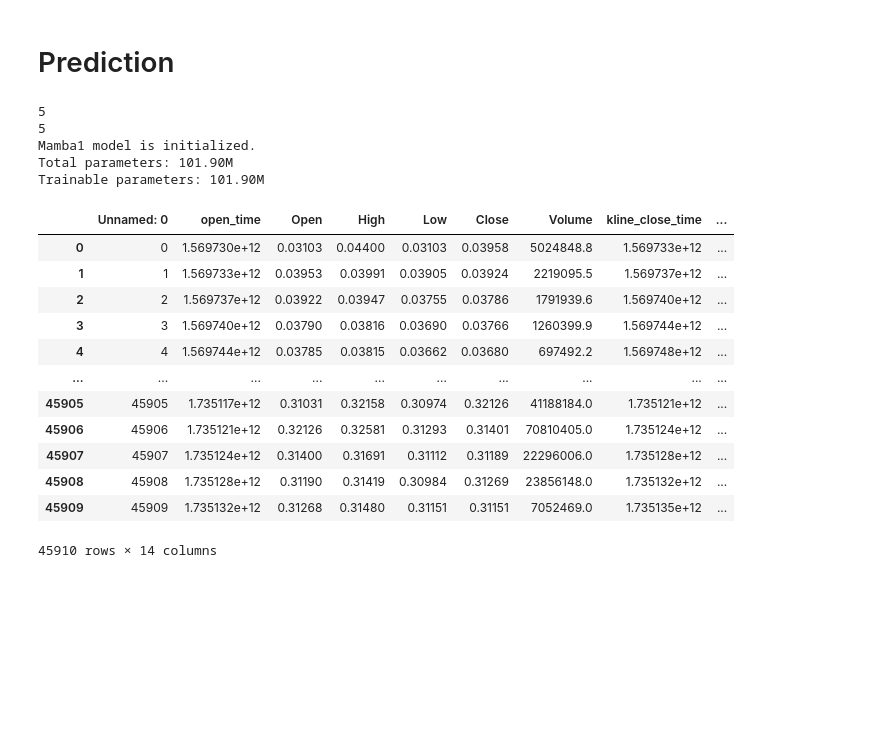
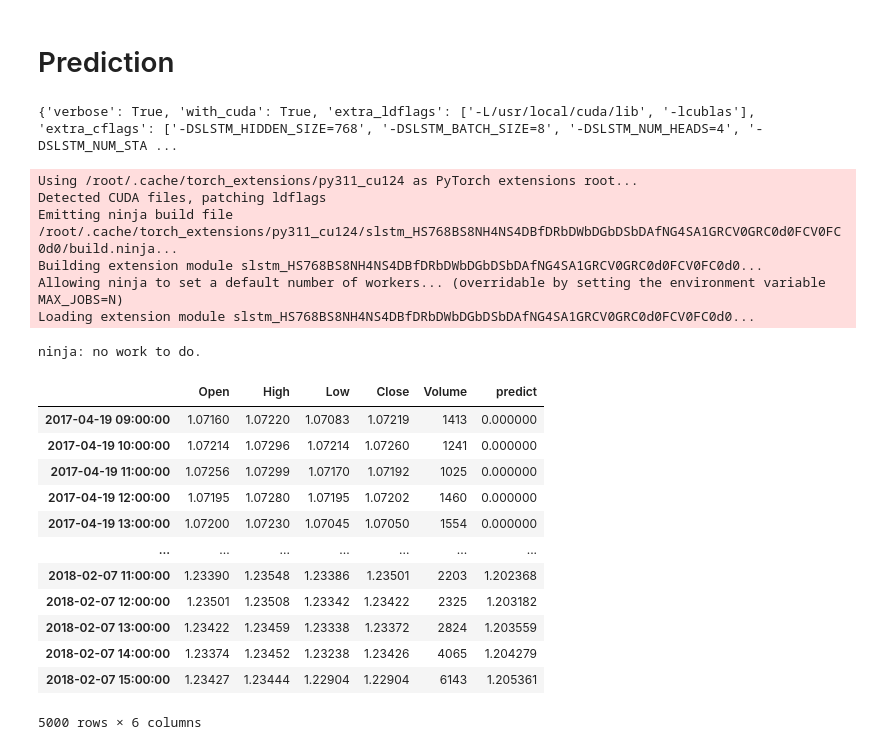
Before and after one commit to Thrillcrazyer/Mambastock, a Jupyter notebook: multifeature.ipynb, the cells around one changed output. Cells and saved outputs as stored; diff of their text form; code cells hidden in the pictures; blank space fills up the shorter version.

Commit message:
xlstm 개발중

```diff
--- a/multifeature.ipynb
+++ b/multifeature.ipynb
@@ -65,6 +65,14 @@ def TransformerModel():
     model=QwenStock(qwenconfig).from_pretrained("/workspace/weight/QWEN").to(device)
     return model
 
+
+def xLSTM():
+    from model.xlstm_stock import xLSTMStockModeling
+    model=xLSTMStockModeling(pretrained_path="/workspace/result/Thrillcrazyer/Mambastocks_ver0.5/xLSTM/0000010000").to("cuda")
+
+    return model
+
+
 def predict(data,model,seq_length):
     stock_predictions=[]
     total= len(data)-seq_length
@@ -86,36 +94,40 @@ def predict(data,model,seq_length):
 # %%
 from backtesting.test import EURUSD,GOOG
 
-data_path="/workspace/data/HBARUSDT_hour.csv"
-stock=pd.read_csv(data_path)
-#stock=EURUSD
+#data_path="/workspace/data/HBARUSDT_hour.csv"
+#stock=pd.read_csv(data_path)
+stock=EURUSD
 #data_path="/workspace/data/BTCUSDT_15min.csv"
 #df=pd.read_csv(data_path)
 #filter_date = '2024-12-01'  # 원하는 날짜를 입력하세요
 #stock = df[pd.to_datetime(df['date']) > pd.to_datetime(filter_date)]
 
 
 #model=TransformerModel()
-model=Mamba1Model()
+#model=Mamba1Model()
+model=xLSTM()
 predict(stock,model,127)
 # %% [output]
-5
-5
-Mamba1 model is initialized.
-Total parameters: 101.90M
-Trainable parameters: 101.90M
+{'verbose': True, 'with_cuda': True, 'extra_ldflags': ['-L/usr/local/cuda/lib', '-lcublas'], 'extra_cflags': ['-DSLSTM_HIDDEN_SIZE=768', '-DSLSTM_BATCH_SIZE=8', '-DSLSTM_NUM_HEADS=4', '-DSLSTM_NUM_STA ...
+Using /root/.cache/torch_extensions/py311_cu124 as PyTorch extensions root...
+Detected CUDA files, patching ldflags
+Emitting ninja build file /root/.cache/torch_extensions/py311_cu124/slstm_HS768BS8NH4NS4DBfDRbDWbDGbDSbDAfNG4SA1GRCV0GRC0d0FCV0FC0d0/build.ninja...
+Building extension module slstm_HS768BS8NH4NS4DBfDRbDWbDGbDSbDAfNG4SA1GRCV0GRC0d0FCV0FC0d0...
+Allowing ninja to set a default number of workers... (overridable by setting the environment variable MAX_JOBS=N)
+Loading extension module slstm_HS768BS8NH4NS4DBfDRbDWbDGbDSbDAfNG4SA1GRCV0GRC0d0FCV0FC0d0...
+ninja: no work to do.
-|  | Unnamed: 0 | open_time | Open | High | Low | Close | Volume | kline_close_time | ... |
-| 0 | 0 | 1.569730e+12 | 0.03103 | 0.04400 | 0.03103 | 0.03958 | 5024848.8 | 1.569733e+12 | ... |
-| 1 | 1 | 1.569733e+12 | 0.03953 | 0.03991 | 0.03905 | 0.03924 | 2219095.5 | 1.569737e+12 | ... |
-| 2 | 2 | 1.569737e+12 | 0.03922 | 0.03947 | 0.03755 | 0.03786 | 1791939.6 | 1.569740e+12 | ... |
-| 3 | 3 | 1.569740e+12 | 0.03790 | 0.03816 | 0.03690 | 0.03766 | 1260399.9 | 1.569744e+12 | ... |
-| 4 | 4 | 1.569744e+12 | 0.03785 | 0.03815 | 0.03662 | 0.03680 | 697492.2 | 1.569748e+12 | ... |
-| ... | ... | ... | ... | ... | ... | ... | ... | ... | ... |
-| 45905 | 45905 | 1.735117e+12 | 0.31031 | 0.32158 | 0.30974 | 0.32126 | 41188184.0 | 1.735121e+12 | ... |
-| 45906 | 45906 | 1.735121e+12 | 0.32126 | 0.32581 | 0.31293 | 0.31401 | 70810405.0 | 1.735124e+12 | ... |
-| 45907 | 45907 | 1.735124e+12 | 0.31400 | 0.31691 | 0.31112 | 0.31189 | 22296006.0 | 1.735128e+12 | ... |
-| 45908 | 45908 | 1.735128e+12 | 0.31190 | 0.31419 | 0.30984 | 0.31269 | 23856148.0 | 1.735132e+12 | ... |
-| 45909 | 45909 | 1.735132e+12 | 0.31268 | 0.31480 | 0.31151 | 0.31151 | 7052469.0 | 1.735135e+12 | ... |
+|  | Open | High | Low | Close | Volume | predict |
+| 2017-04-19 09:00:00 | 1.07160 | 1.07220 | 1.07083 | 1.07219 | 1413 | 0.000000 |
+| 2017-04-19 10:00:00 | 1.07214 | 1.07296 | 1.07214 | 1.07260 | 1241 | 0.000000 |
+| 2017-04-19 11:00:00 | 1.07256 | 1.07299 | 1.07170 | 1.07192 | 1025 | 0.000000 |
+| 2017-04-19 12:00:00 | 1.07195 | 1.07280 | 1.07195 | 1.07202 | 1460 | 0.000000 |
+| 2017-04-19 13:00:00 | 1.07200 | 1.07230 | 1.07045 | 1.07050 | 1554 | 0.000000 |
+| ... | ... | ... | ... | ... | ... | ... |
+| 2018-02-07 11:00:00 | 1.23390 | 1.23548 | 1.23386 | 1.23501 | 2203 | 1.202368 |
+| 2018-02-07 12:00:00 | 1.23501 | 1.23508 | 1.23342 | 1.23422 | 2325 | 1.203182 |
+| 2018-02-07 13:00:00 | 1.23422 | 1.23459 | 1.23338 | 1.23372 | 2824 | 1.203559 |
+| 2018-02-07 14:00:00 | 1.23374 | 1.23452 | 1.23238 | 1.23426 | 4065 | 1.204279 |
+| 2018-02-07 15:00:00 | 1.23427 | 1.23444 | 1.22904 | 1.22904 | 6143 | 1.205361 |
-45910 rows × 14 columns
+5000 rows × 6 columns
 # %%
 # 데이터를 DataFrame으로 변환
```
Also changed, not shown: parts of 3 cells of this notebook, 4 other files.
